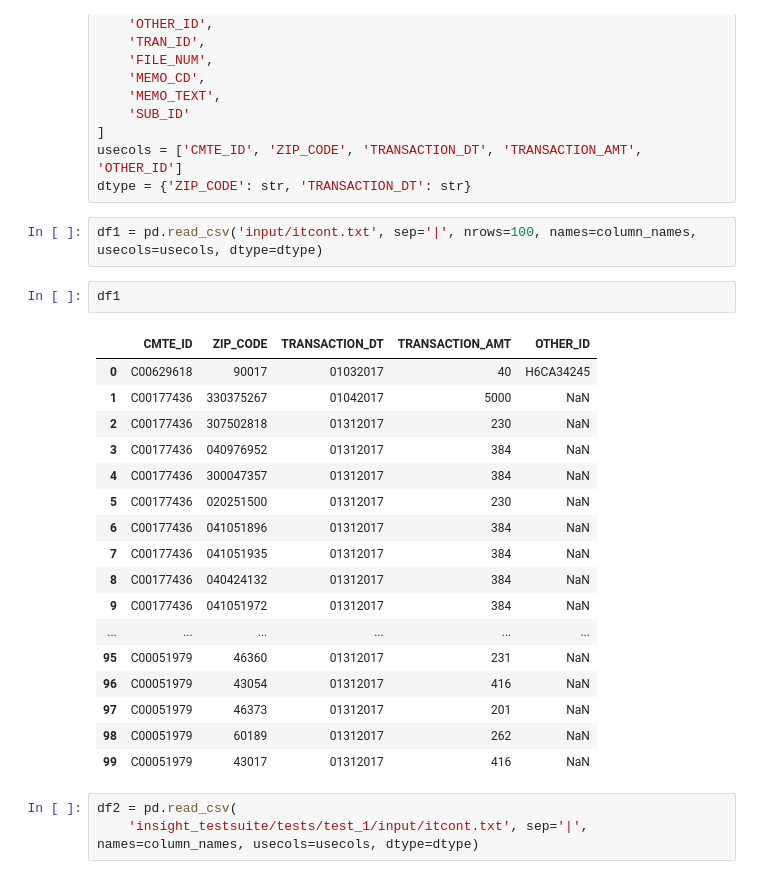
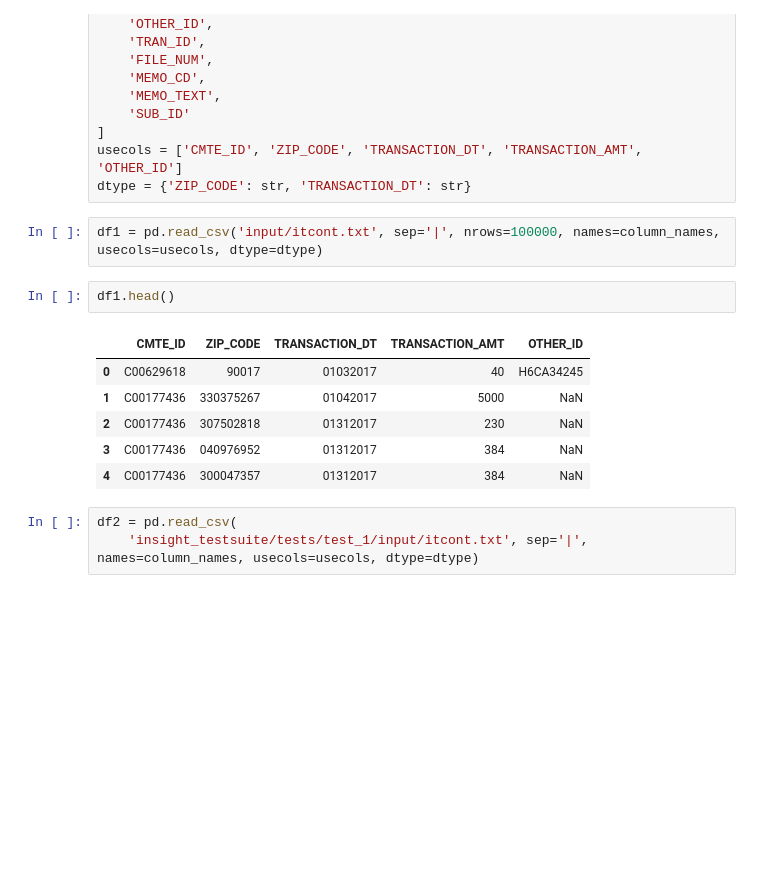
Before and after one commit to dashapyly/Find-Political-Donors-Insight-Challenge, a Jupyter notebook: Cleaning the input file.ipynb, the cells around one changed output. Cells and saved outputs as stored; diff of their text form; blank space fills up the shorter version.

```diff
--- a/Cleaning the input file.ipynb
+++ b/Cleaning the input file.ipynb
@@ -61,27 +65,16 @@ column_names = [
 usecols = ['CMTE_ID', 'ZIP_CODE', 'TRANSACTION_DT', 'TRANSACTION_AMT', 'OTHER_ID']
 dtype = {'ZIP_CODE': str, 'TRANSACTION_DT': str}
 # %%
-df1 = pd.read_csv('input/itcont.txt', sep='|', nrows=100, names=column_names, usecols=usecols, dtype=dtype)
+df1 = pd.read_csv('input/itcont.txt', sep='|', nrows=100000, names=column_names, usecols=usecols, dtype=dtype)
 # %%
-df1
+df1.head()
 # %% [output]
 |  | CMTE_ID | ZIP_CODE | TRANSACTION_DT | TRANSACTION_AMT | OTHER_ID |
 | 0 | C00629618 | 90017 | 01032017 | 40 | H6CA34245 |
 | 1 | C00177436 | 330375267 | 01042017 | 5000 | NaN |
 | 2 | C00177436 | 307502818 | 01312017 | 230 | NaN |
 | 3 | C00177436 | 040976952 | 01312017 | 384 | NaN |
 | 4 | C00177436 | 300047357 | 01312017 | 384 | NaN |
-| 5 | C00177436 | 020251500 | 01312017 | 230 | NaN |
-| 6 | C00177436 | 041051896 | 01312017 | 384 | NaN |
-| 7 | C00177436 | 041051935 | 01312017 | 384 | NaN |
-| 8 | C00177436 | 040424132 | 01312017 | 384 | NaN |
-| 9 | C00177436 | 041051972 | 01312017 | 384 | NaN |
-| ... | ... | ... | ... | ... | ... |
-| 95 | C00051979 | 46360 | 01312017 | 231 | NaN |
-| 96 | C00051979 | 43054 | 01312017 | 416 | NaN |
-| 97 | C00051979 | 46373 | 01312017 | 201 | NaN |
-| 98 | C00051979 | 60189 | 01312017 | 262 | NaN |
-| 99 | C00051979 | 43017 | 01312017 | 416 | NaN |
 # %%
 df2 = pd.read_csv(
     'insight_testsuite/tests/test_1/input/itcont.txt', sep='|', names=column_names, usecols=usecols, dtype=dtype)
```
Also changed, not shown: parts of 42 cells of this notebook.
